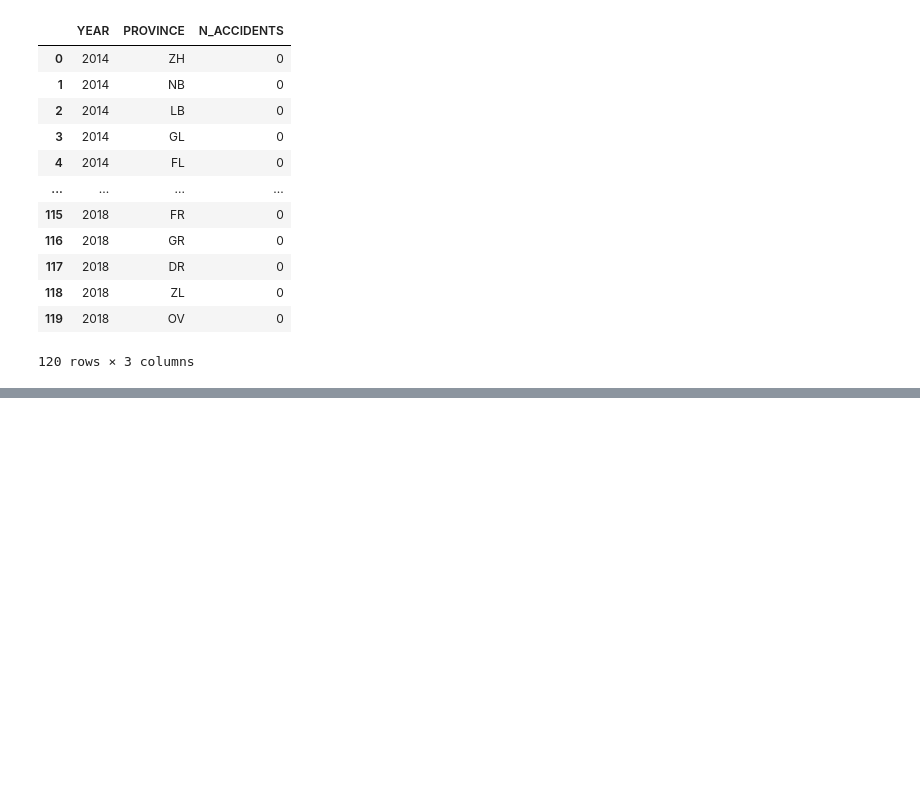
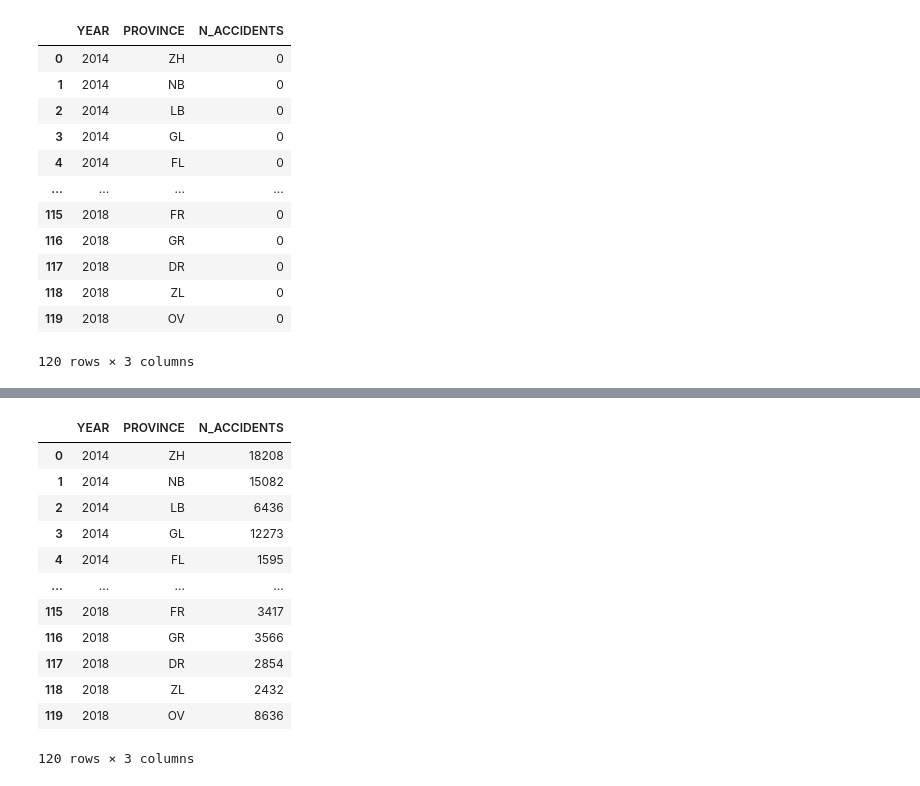
Before and after one commit to stefan1234567891011/AI_personal_project, a Jupyter notebook: code/data.ipynb, the cells around one changed output, grey strips where cells are left out. Saved outputs shown, nothing was run; the diff lists cells and outputs as text; code cells hidden in the pictures; blank space fills up the shorter version.

```diff
--- a/code/data.ipynb
+++ b/code/data.ipynb
@@ -216,0 +233,17 @@ KeyboardInterrupt:
+# %%
+df_7 = pd.read_csv("df_6.csv", sep=',')
+df_7
+# %% [output]
+|  | YEAR | PROVINCE | N_ACCIDENTS |
+| 0 | 2014 | ZH | 18208 |
+| 1 | 2014 | NB | 15082 |
+| 2 | 2014 | LB | 6436 |
+| 3 | 2014 | GL | 12273 |
+| 4 | 2014 | FL | 1595 |
+| ... | ... | ... | ... |
+| 115 | 2018 | FR | 3417 |
+| 116 | 2018 | GR | 3566 |
+| 117 | 2018 | DR | 2854 |
+| 118 | 2018 | ZL | 2432 |
+| 119 | 2018 | OV | 8636 |
+120 rows × 3 columns
```
Also changed, not shown: parts of 8 cells of this notebook, 1 other file.
